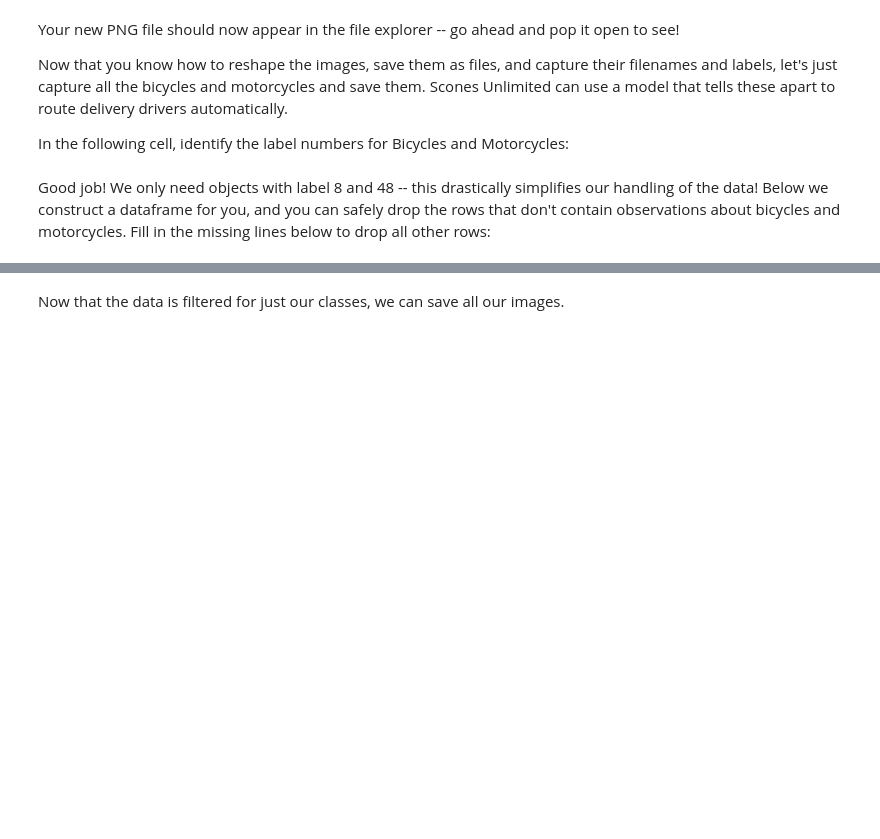
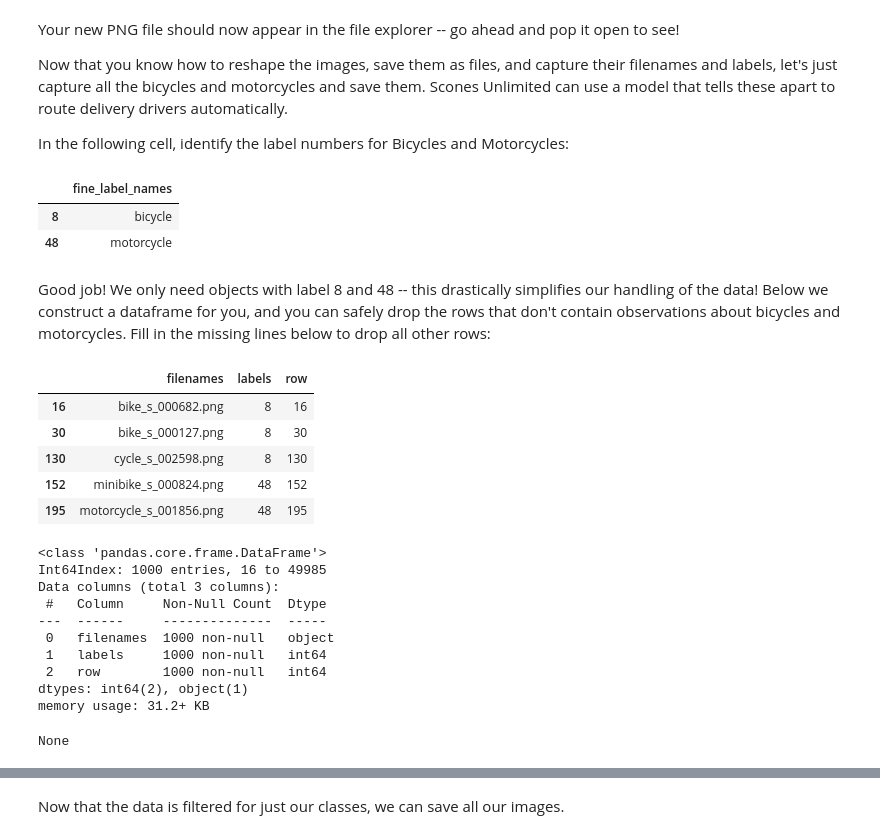
Before and after one commit to Moodrammer/AWS-ML-Workflow-Usecase, a Jupyter notebook: main.ipynb, the cells around one changed output, grey strips where cells are left out. Saved outputs shown, nothing was run; the diff lists cells and outputs as text; code cells hidden in the pictures; blank space fills up the shorter version.

```diff
--- a/main.ipynb
+++ b/main.ipynb
@@ -146,6 +146,15 @@ In the following cell, identify the label numbers for Bicycles and Motorcycles:
 import pandas as pd
 
 # Todo: Filter the dataset_train and dataset_meta objects to find the label numbers for Bicycle and Motorcycles
+df = pd.DataFrame(dataset_meta[b'fine_label_names'], columns=['fine_label_names'])
+
+df['fine_label_names'] = df['fine_label_names'].str.decode('ascii')
+
+df[(df['fine_label_names'] == 'motorcycle') | (df['fine_label_names'] == 'bicycle')]
+# %% [output]
+|  | fine_label_names |
+| 8 | bicycle |
+| 48 | motorcycle |
 # %% [markdown]
 Good job! We only need objects with label 8 and 48 -- this drastically simplifies our handling of the data! Below we construct a dataframe for you, and you can safely drop the rows that don't contain observations about bicycles and motorcycles. Fill in the missing lines below to drop all other rows:
 # %%
@@ -157,7 +166,7 @@ df_train = pd.DataFrame({
 })
 
 # Drop all rows from df_train where label is not 8 or 48
-df_train = #TODO: Fill in
+df_train = df_train[(df_train['labels'] == 8) | (df_train['labels'] == 48)]
 
 # Decode df_train.filenames so they are regular strings
 df_train["filenames"] = df_train["filenames"].apply(
@@ -172,9 +181,30 @@ df_test = pd.DataFrame({
 })
 
 # Drop all rows from df_test where label is not 8 or 48
-df_test = #TODO: Fill in
+df_test = df_test[(df_test['labels'] == 8) | (df_test['labels'] == 48)]
 
 # Decode df_test.filenames so they are regular strings
 df_test["filenames"] = df_test["filenames"].apply(
     lambda x: x.decode("utf-8")
 )
+# %%
+display(df_train.head())
+display(df_train.info())
+# %% [output]
+|  | filenames | labels | row |
+| 16 | bike_s_000682.png | 8 | 16 |
+| 30 | bike_s_000127.png | 8 | 30 |
+| 130 | cycle_s_002598.png | 8 | 130 |
+| 152 | minibike_s_000824.png | 48 | 152 |
+| 195 | motorcycle_s_001856.png | 48 | 195 |
+<class 'pandas.core.frame.DataFrame'>
+Int64Index: 1000 entries, 16 to 49985
+Data columns (total 3 columns):
+ #   Column     Non-Null Count  Dtype
+---  ------     --------------  -----
+ 0   filenames  1000 non-null   object
+ 1   labels     1000 non-null   int64
+ 2   row        1000 non-null   int64
+dtypes: int64(2), object(1)
+memory usage: 31.2+ KB
+None
```
Also changed, not shown: parts of 11 cells of this notebook.
